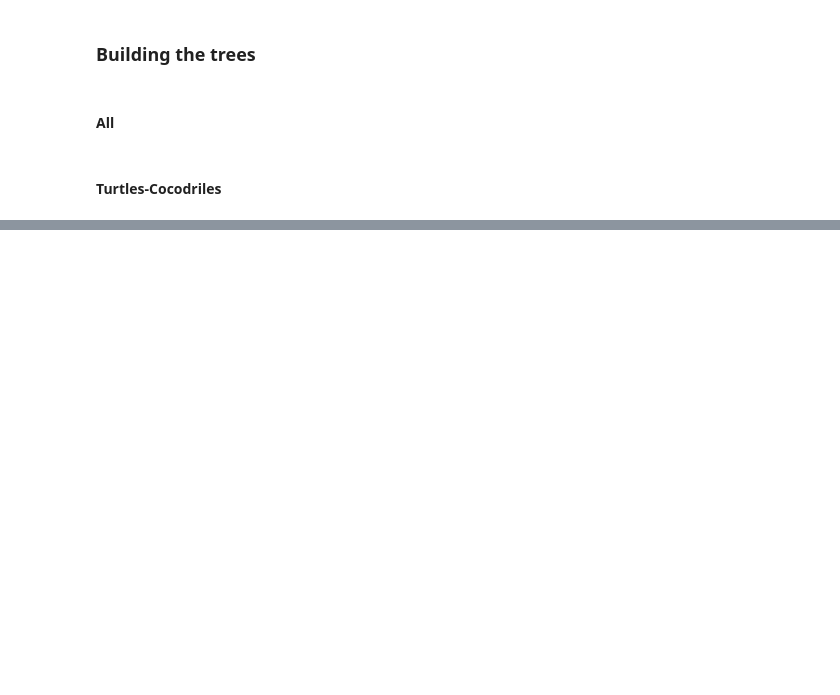
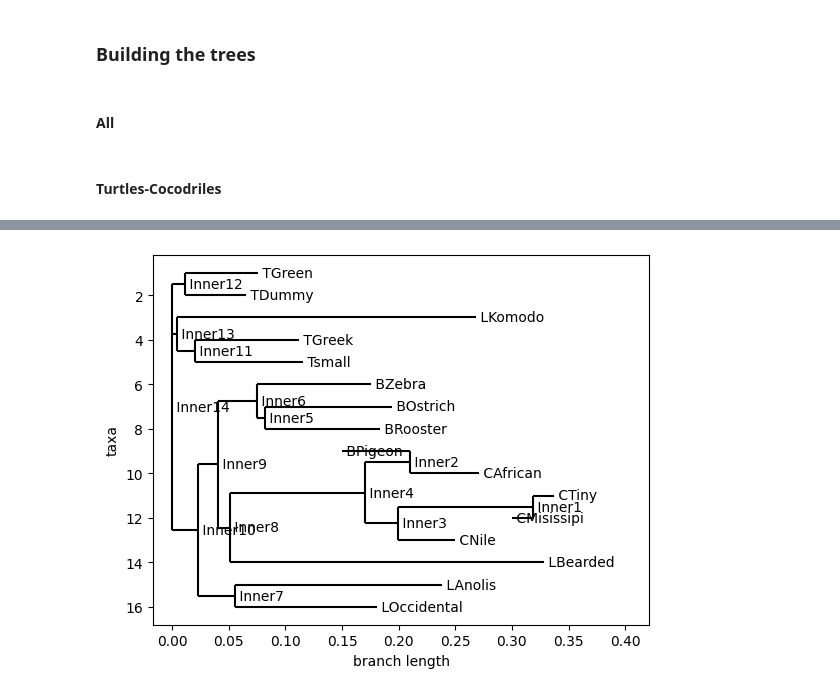
Before and after one commit to ana-chenoweth/eco-phylo-insights, a Jupyter notebook: main.ipynb, the cells around one changed output, grey strips where cells are left out. Cells and saved outputs as stored; diff of their text form; code cells hidden in the pictures; blank space fills up the shorter version.

```diff
--- a/main.ipynb
+++ b/main.ipynb
@@ -467,0 +520,4 @@ tree_turtles_cocodriles_muscle_id_nj = constructor.nj(matrix_id_turtles_cocodril
+# %%
+Phylo.draw(tree_all_clustal_jc_nj)
+# %% [output]
+[figure, added]
```
Also changed, not shown: parts of 6 cells of this notebook, 1 other file.
